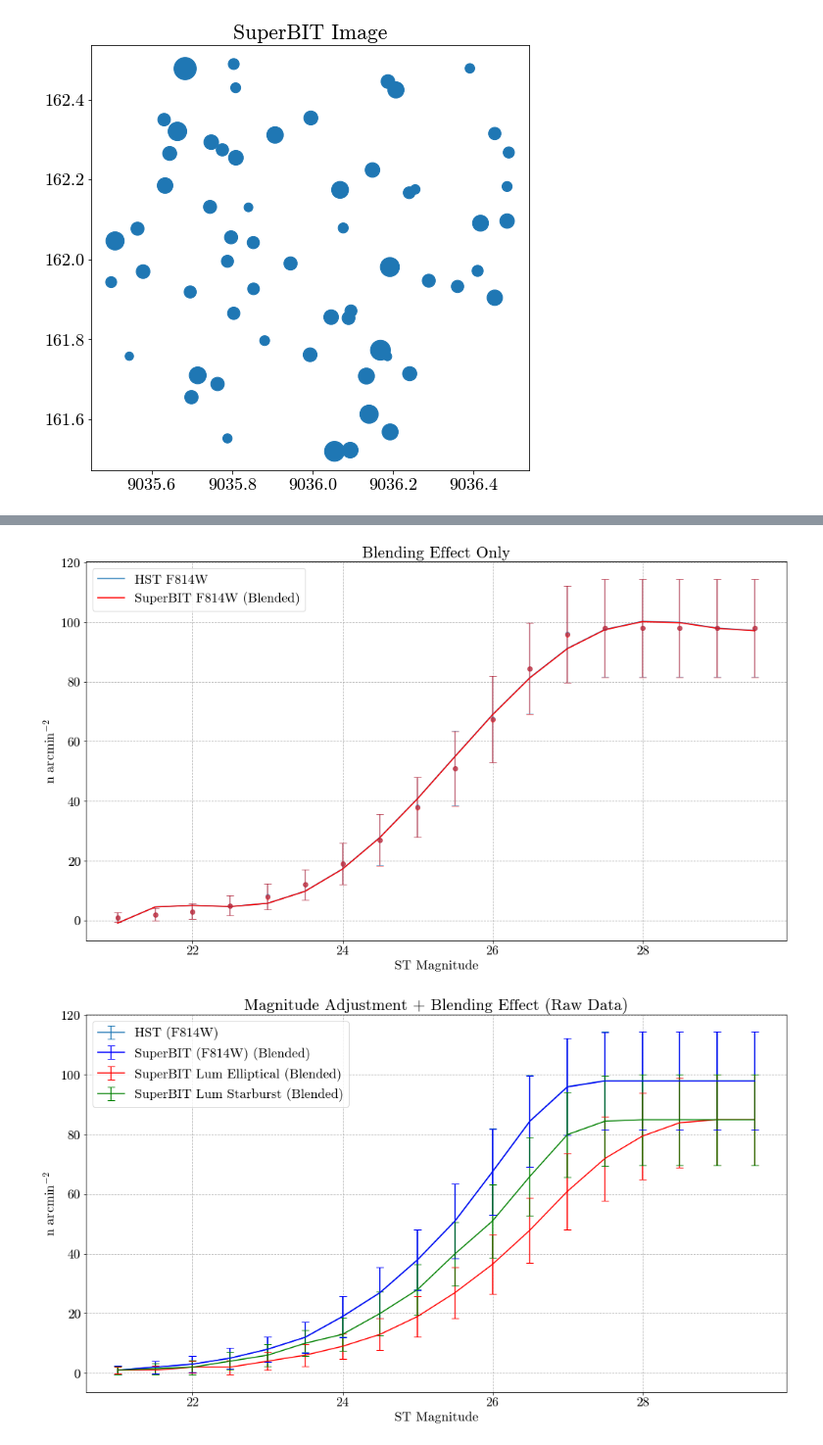
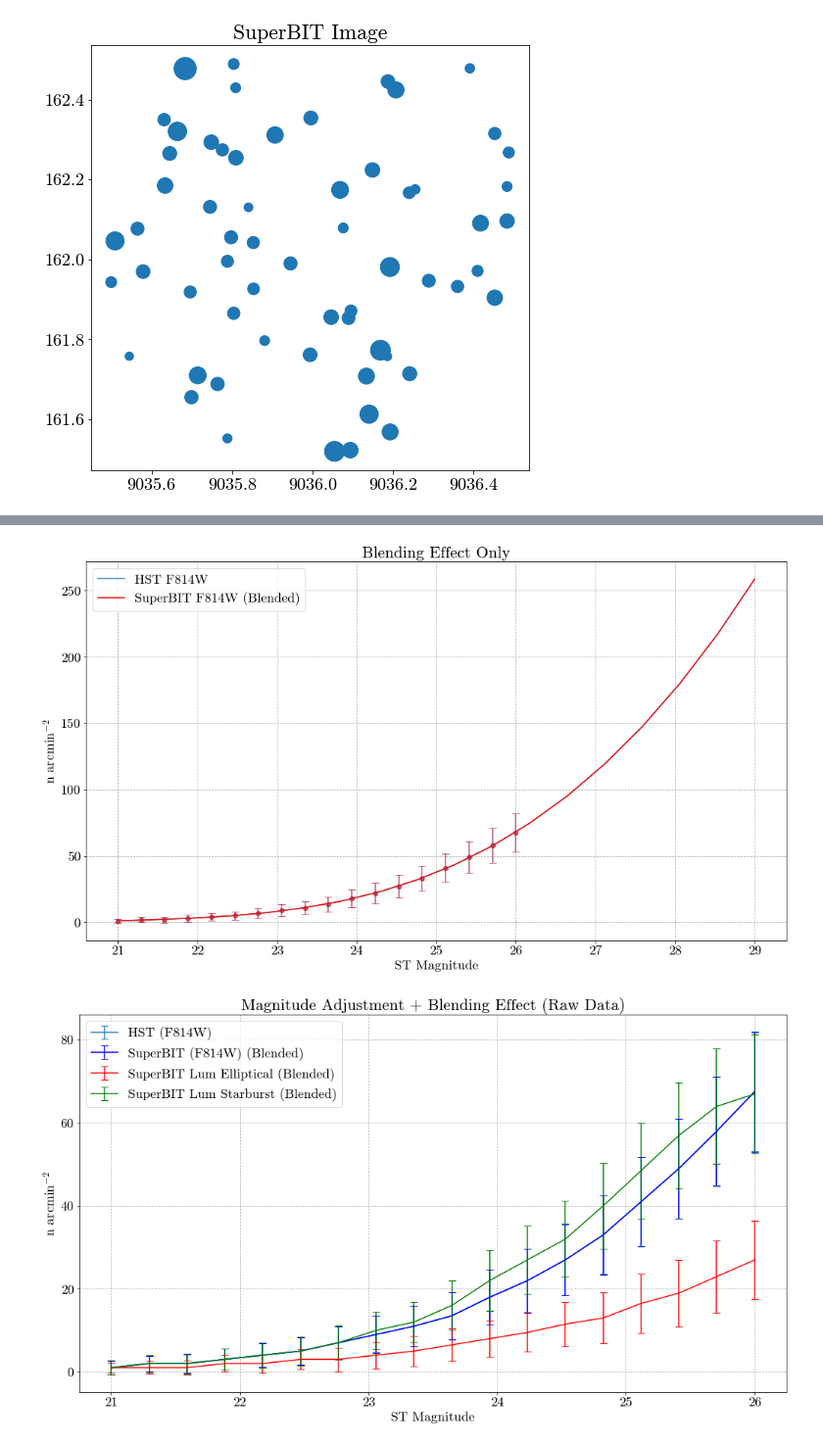
Before and after one commit to veome22/superbit_neff, a Jupyter notebook: neff_superbit.ipynb, the cells around one changed output, grey strips where cells are left out. Shown at 98% size. Saved outputs shown, nothing was run; the diff lists cells and outputs as text; code cells hidden in the pictures.

```diff
--- a/neff_superbit.ipynb
+++ b/neff_superbit.ipynb
@@ -140,10 +133,11 @@ hst_mag_neff = [[], [], [], [], [], [],
                 [], [], [], [], [], [],
                 [], [], [], [], [], []]
 
+mags = np.linspace(21.0, MAG_LIM, num=len(hst_mag_neff))
+
 for ra in np.arange(149.6,150.6,0.1):
     for dec in np.arange(1.7,2.7,0.1):
         for i in range(len(hst_mag_neff)):
-            mags = np.linspace(21.0, 26.0, num=len(hst_mag_neff))
             hst_mag_neff[i].append(get_cat_subset(cosmos,[ra,dec],magcut=mags[i]).shape[0])
 # %%
 # neff vs E Magnitude (no blending)
@@ -227,13 +223,15 @@ f814w_blend_mag = [[], [], [], [], [], [],
                    [], [], [], [], [], [],
                    [], [], [], [], [], []]
 
+mags = np.linspace(21.0, MAG_LIM, num=len(f814w_blend_mag))
 
 for ra in np.arange(149.6,150.6,0.1):
     for dec in np.arange(1.7,2.7,0.1):
         for i in range(len(f814w_blend_mag)):
-            mag = (i/2) + 21
-            f814w_blend_mag[i].append(get_blend_ratio(cosmos, [ra, dec], SUPERBIT_F814W_PSF, mag=mag))
+            f814w_blend_mag[i].append(get_blend_ratio(cosmos, [ra, dec], SUPERBIT_F814W_PSF, mag=mags[i]))
 # %%
+mags = np.linspace(21.0, MAG_LIM, num=len(f814w_blend_mag))
+
 # HST (F814W) vs SuperBIT (F814W)
 hst_meds = np.empty(len(f814w_blend_mag))
 hst_stds = np.empty(len(f814w_blend_mag))
@@ -253,20 +251,21 @@ for i in range(len(f814w_blend_mag)):
 sbit_meds = hst_meds - (med_blend*hst_meds)
 sbit_stds = std_blend
 
-mags = np.arange(21, 30, 0.5)
 
-z_hst = np.polyfit(mags, hst_meds, 5)
+z_hst = np.polyfit(mags, hst_meds, 3)
 f_hst = np.poly1d(z_hst)
 
-z_sbit = np.polyfit(mags, sbit_meds, 5)
+z_sbit = np.polyfit(mags, sbit_meds, 3)
 f_sbit = np.poly1d(z_sbit)
+
+plt_mags= np.linspace(21.0, MAG_LIM+3, num=len(f814w_blend_mag))
 
 # Plot n_eff
 plt.figure(figsize=(14,8))
 alp=0.5
-plt.plot(mags, f_hst(mags), label="HST F814W", color='C0')
+plt.plot(plt_mags, f_hst(plt_mags), label="HST F814W", color='C0')
 plt.errorbar(mags, hst_meds, yerr=hst_stds, fmt='o', color='C0', alpha=alp)
-plt.plot(mags, f_sbit(mags), label="SuperBIT F814W (Blended)", color='r')
+plt.plot(plt_mags, f_sbit(plt_mags), label="SuperBIT F814W (Blended)", color='r')
 plt.errorbar(mags, sbit_meds, yerr=sbit_stds, fmt='o', color='r', alpha=alp)
 
 plt.title("Blending Effect Only")
@@ -278,33 +277,35 @@ plt.grid(linestyle='--')
 
 # plt.savefig(DIRECTORY+'blending_only_f814w_magnitude_neff.png')
 # %% [output]
-[figure, old version]
+[figure, new version]
 # %%
 # Blending vs Elliptical Magnitude (for SuperBIT Mags)
 superbit_e_blend_mag = [[], [], [], [], [], [],
                         [], [], [], [], [], [],
                         [], [], [], [], [], []]
 
+mags = np.linspace(21.0, MAG_LIM, num=len(superbit_e_blend_mag))
 
 for ra in np.arange(149.6,150.6,0.1):
     for dec in np.arange(1.7,2.7,0.1):
         for i in range(len(superbit_e_blend_mag)):
-            magnitude = (i/2) + 21
-            superbit_e_blend_mag[i].append(get_blend_ratio(cosmos, [ra, dec], SUPERBIT_PSF, super_e_mag=magnitude))
+            superbit_e_blend_mag[i].append(get_blend_ratio(cosmos, [ra, dec], SUPERBIT_PSF, super_e_mag=mags[i]))
 # %%
 # Blending vs Starburst Magnitude (for SuperBIT Mags)
 superbit_sb_blend_mag = [[], [], [], [], [], [],
                          [], [], [], [], [], [],
                          [], [], [], [], [], []]
 
+mags = np.linspace(21.0, MAG_LIM, num=len(superbit_sb_blend_mag))
 
 for ra in np.arange(149.6,150.6,0.1):
     for dec in np.arange(1.7,2.7,0.1):
         for i in range(len(superbit_sb_blend_mag)):
-            magnitude = (i/2) + 21
-            superbit_sb_blend_mag[i].append(get_blend_ratio(cosmos, [ra, dec], SUPERBIT_PSF, super_sb_mag=magnitude))
+            superbit_sb_blend_mag[i].append(get_blend_ratio(cosmos, [ra, dec], SUPERBIT_PSF, super_sb_mag=mags[i]))
 # %%
 # Plot n_eff raw data
+
+mags = np.linspace(21.0, MAG_LIM, num=len(superbit_e_blend_mag))
 
 # HST (F814W) vs SuperBIT Neff
 e_med_blend = np.empty(len(superbit_e_blend_mag))
@@ -325,33 +326,33 @@ sbit_e_meds = e_meds - (e_med_blend*e_meds)
 sbit_e_stds = e_std_blend + e_stds
 
 sbit_sb_meds = sb_meds - (sb_med_blend*sb_meds)
 sbit_sb_stds = sb_std_blend + sb_stds
 
 
 plt.figure(figsize=(14,8))
 alp=1
 
 # Plot F814W Neffs
 plt.errorbar(mags, hst_meds, yerr=hst_stds, label="HST (F814W)", fmt='-', color='C0', alpha=alp)
 plt.errorbar(mags, sbit_meds, yerr=sbit_stds, label="SuperBIT (F814W) (Blended)", fmt='-', color='b', alpha=alp)
 
 # Plot SuperBIT Lum Neffs
 plt.errorbar(mags, sbit_e_meds, yerr=sbit_e_stds, label="SuperBIT Lum Elliptical (Blended)", fmt='-', color='r', alpha=alp)
 
 plt.errorbar(mags, sbit_sb_meds, yerr=sbit_sb_stds, label="SuperBIT Lum Starburst (Blended)", fmt='-', color='g', alpha=alp)
 
 plt.title("Magnitude Adjustment + Blending Effect (Raw Data)")
 plt.xlabel("ST Magnitude")
 plt.ylabel('n arcmin$^{-2}$')
 plt.legend()
 plt.tight_layout(pad=0)
 plt.grid(linestyle='--')
 
 # plt.xlim(21.1, 29)
 # plt.ylim(37.5, 38.5)
 
 # plt.savefig(DIRECTORY+'blending+magnitude_neff_raw.png')
 # %% [output]
-[figure, old version]
+[figure, new version]
 # %%
 # Best Fit Curves
```
Also changed, not shown: parts of 9 cells of this notebook.
